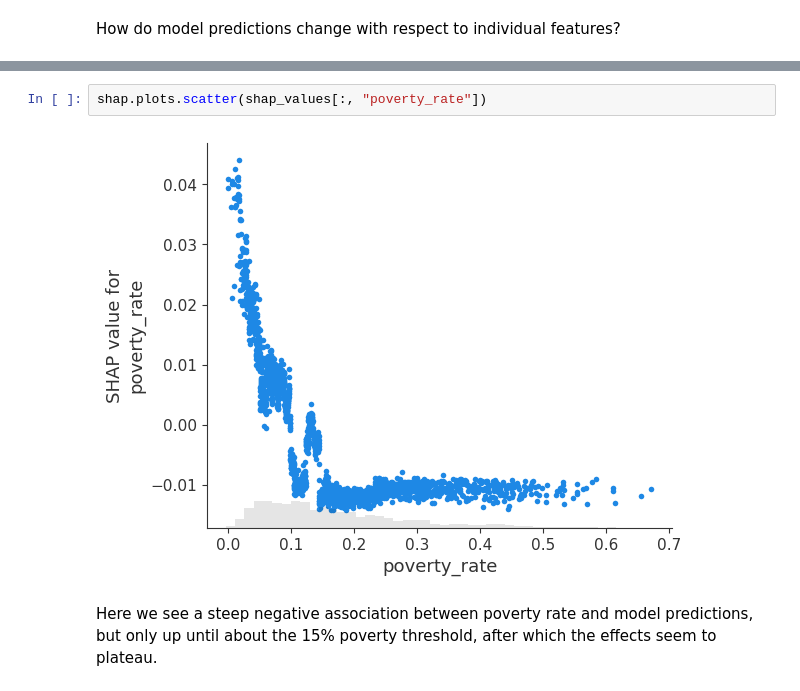
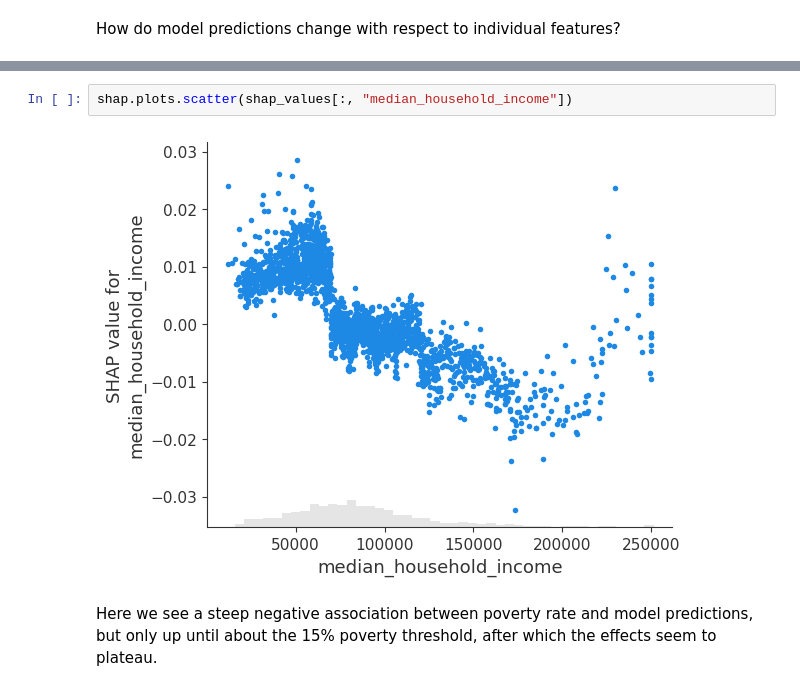
Before and after one commit to yousefja/nori, a Jupyter notebook: notebooks/13_econ_mobility_shap.ipynb, the cells around one changed output, grey strips where cells are left out. Saved outputs shown, nothing was run; the diff lists cells and outputs as text.

Commit message:
wip: comparative shap analysis

```diff
--- a/notebooks/13_econ_mobility_shap.ipynb
+++ b/notebooks/13_econ_mobility_shap.ipynb
@@ -103,7 +126,7 @@ Here we observe a positive association between gini-index and economic mobility
 # %%
-shap.plots.scatter(shap_values[:, "poverty_rate"])
+shap.plots.scatter(shap_values[:, "median_household_income"])
 # %% [output]
-[figure, old version]
+[figure, new version]
 # %% [markdown]
 Here we see a steep negative association between poverty rate and model predictions, but only up until about the 15% poverty threshold, after which the effects seem to plateau.
 # %%
```
Also changed, not shown: parts of 23 cells of this notebook, 5 other files.
